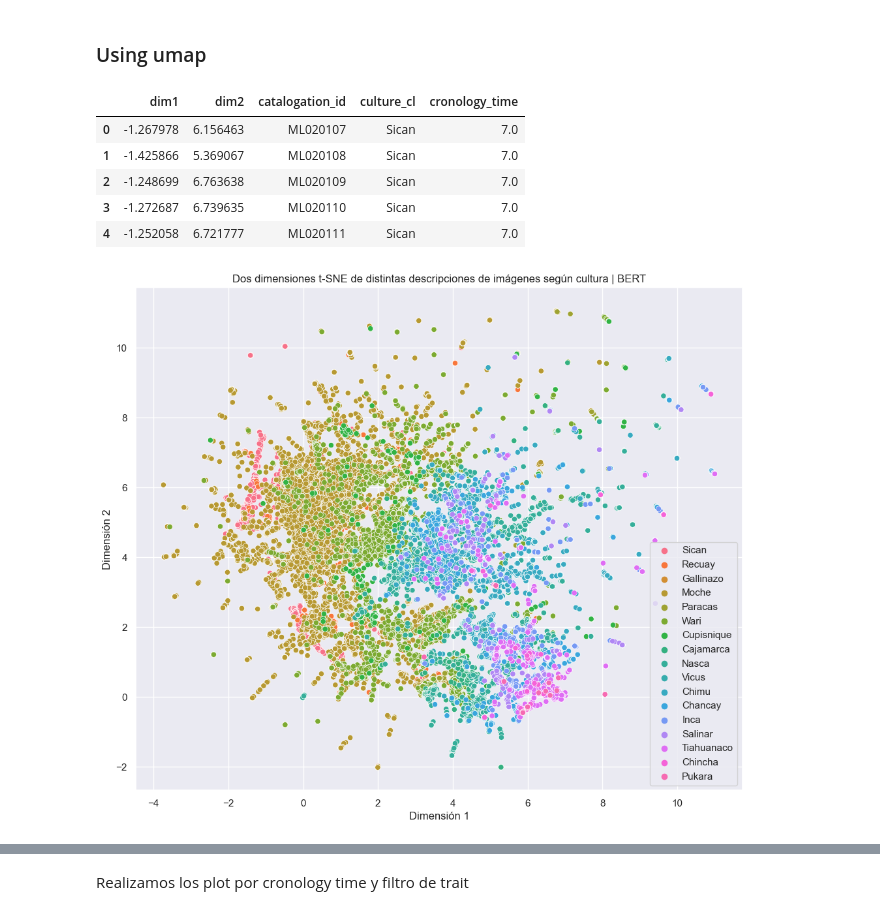
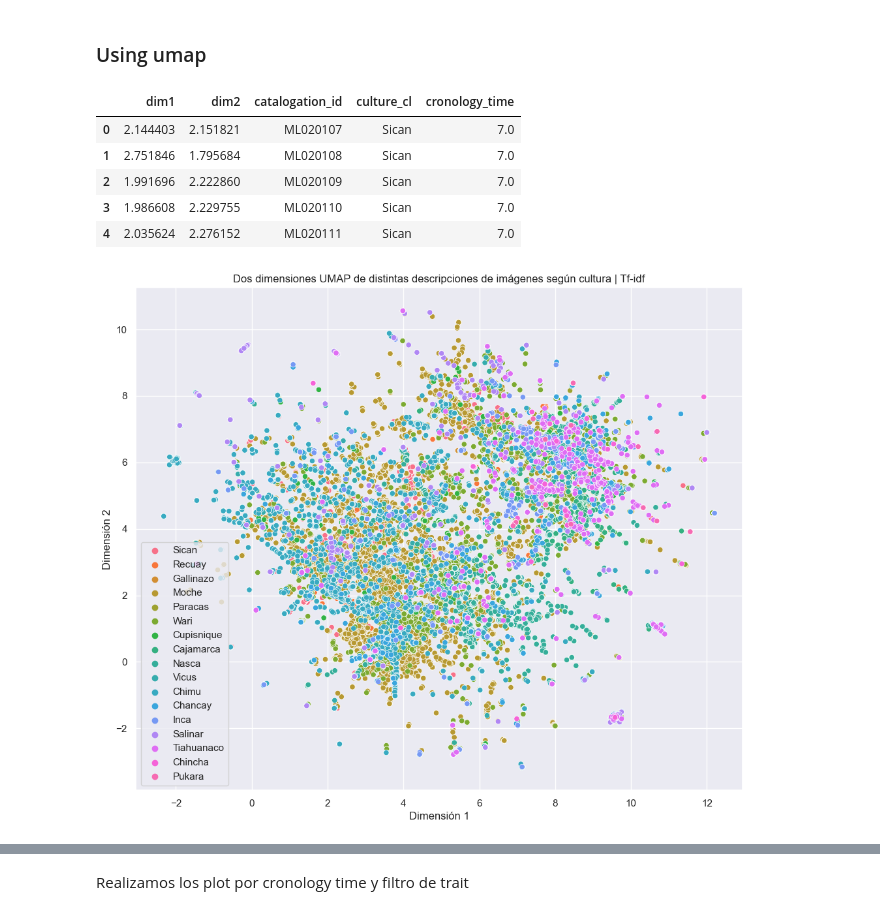
Before and after one commit to lldavico/fondecyt-larco-culture-images, a Jupyter notebook: code/plotting/clustering.ipynb, the cells around one changed output, grey strips where cells are left out. Drawn from its saved outputs; the diff is of its cells as text; code cells hidden in the pictures.

```diff
--- a/code/plotting/clustering.ipynb
+++ b/code/plotting/clustering.ipynb
@@ -106,7 +106,7 @@ len(df)
 # %% [markdown]
 ### Gráfico de embeddings
 # %%
-embedding_column = 'embedding'
+embedding_column = 'tfidf_vector'
 # %% [markdown]
 #### Preparamos el dataset
 # %%
@@ -174,7 +174,7 @@ def plot_embeddings_2d(original_df, tsne_df, model_name, get_samples=False, n_sa
 
     # configurar el gráfico
     plt.legend(loc='best', shadow=False, scatterpoints=1)
-    plt.title(f'Dos dimensiones t-SNE de distintas descripciones de imágenes según cultura | {model_name}')
+    plt.title(f'Dos dimensiones UMAP de distintas descripciones de imágenes según cultura | {model_name}')
     plt.xlabel('Dimensión 1')
     plt.ylabel('Dimensión 2')
     plt.show()
@@ -235,7 +235,7 @@ def plot_embeddings_3d(original_df, tsne_df, model_name, get_samples=False, n_sa
     ax.set_zlabel("Dimensión 3")
     ax.legend(handles=patches)
 
-    plt.title(f'Tres dimensiones t-SNE de distintas descripciones de imágenes según cultura | {model_name}')
+    plt.title(f'Tres dimensiones UMAP de distintas descripciones de imágenes según cultura | {model_name}')
     plt.show()
 # %%
 perplexity = 250
@@ -291,12 +291,12 @@ df_umap['cronology_time'] = df['cronology_time']
 df_umap.head()
 # %% [output]
 |  | dim1 | dim2 | catalogation_id | culture_cl | cronology_time |
-| 0 | -1.267978 | 6.156463 | ML020107 | Sican | 7.0 |
-| 1 | -1.425866 | 5.369067 | ML020108 | Sican | 7.0 |
-| 2 | -1.248699 | 6.763638 | ML020109 | Sican | 7.0 |
-| 3 | -1.272687 | 6.739635 | ML020110 | Sican | 7.0 |
-| 4 | -1.252058 | 6.721777 | ML020111 | Sican | 7.0 |
+| 0 | 2.144403 | 2.151821 | ML020107 | Sican | 7.0 |
+| 1 | 2.751846 | 1.795684 | ML020108 | Sican | 7.0 |
+| 2 | 1.991696 | 2.222860 | ML020109 | Sican | 7.0 |
+| 3 | 1.986608 | 2.229755 | ML020110 | Sican | 7.0 |
+| 4 | 2.035624 | 2.276152 | ML020111 | Sican | 7.0 |
 # %%
-plot_embeddings_2d(df, df_umap, 'BERT')
+plot_embeddings_2d(df, df_umap, 'Tf-idf')
 # %% [output]
-[figure, old version]
+[figure, new version]
```
Also changed, not shown: parts of 8 cells of this notebook, 4 other files.
